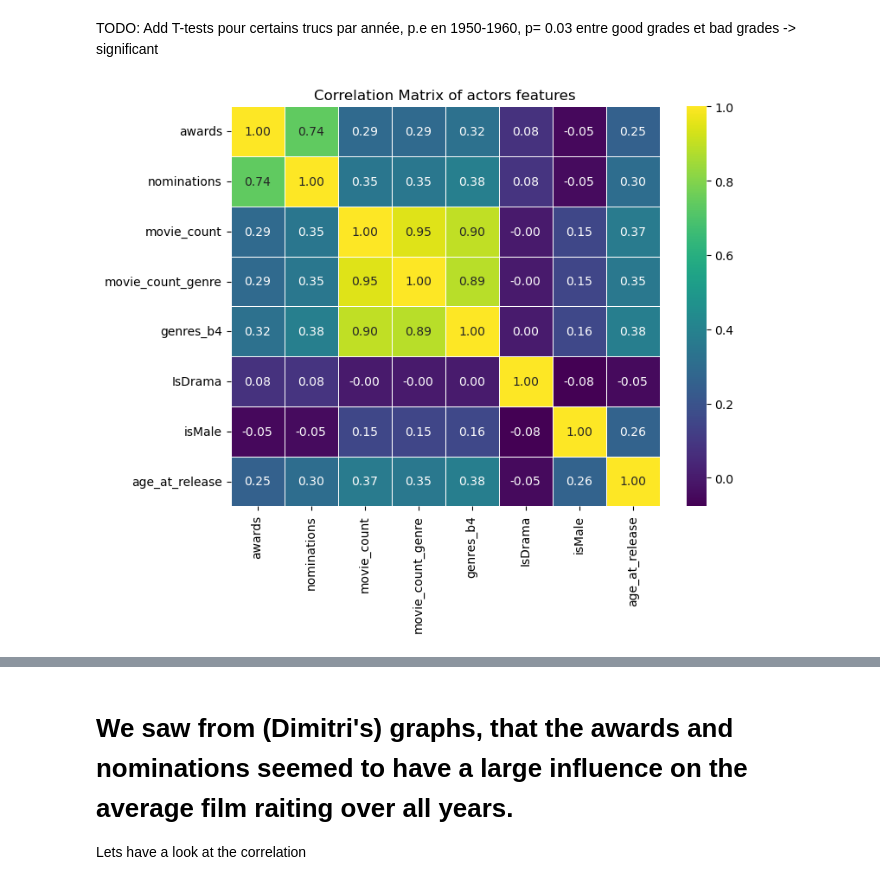
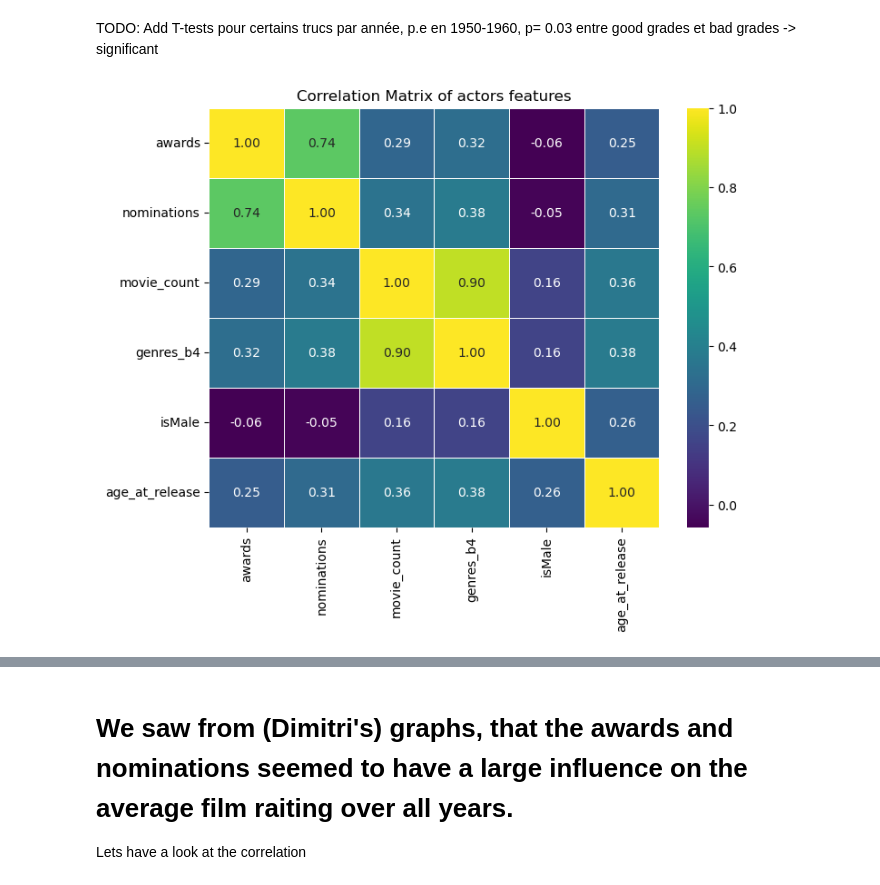
Before and after one commit to epfl-ada/ada-2023-project-dromadaire, a Jupyter notebook: ModeAnal.ipynb, the cells around one changed output, grey strips where cells are left out. Cells and saved outputs as stored; diff of their text form; code cells hidden in the pictures.

```diff
--- a/ModeAnal.ipynb
+++ b/ModeAnal.ipynb
@@ -140,15 +122,15 @@ SyntaxError: invalid syntax (<unknown>, line 1)
 TODO: Add T-tests pour certains trucs par année, p.e en 1950-1960, p= 0.03 entre good grades et bad grades -> significant
 # %%
 # Calculate the correlation matrix
-correlation_matrix = actors['Features'].corr()
+correlation_matrix = actors_movies[['awards', 'nominations', 'movie_count', 'genres_b4', 'isMale', 'age_at_release']].corr()
 
 # Set up the matplotlib figure
 plt.figure(figsize=(8, 6))
 
 # Plot the heatmap
 sns.heatmap(correlation_matrix, annot=True, cmap="viridis", fmt=".2f", linewidths=.5)
 
 plt.title('Correlation Matrix of actors features')
 plt.show()
 # %% [output]
-[figure, old version]
+[figure, new version]
```
Also changed, not shown: parts of 6 cells of this notebook.
